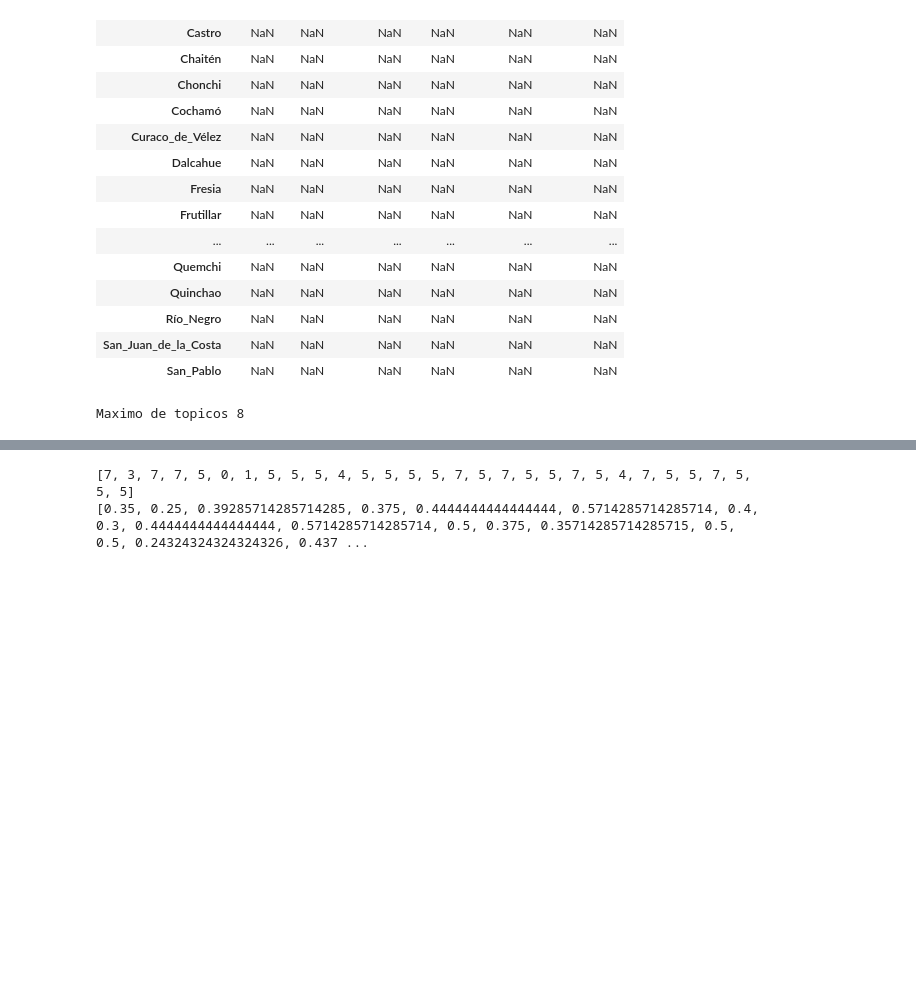
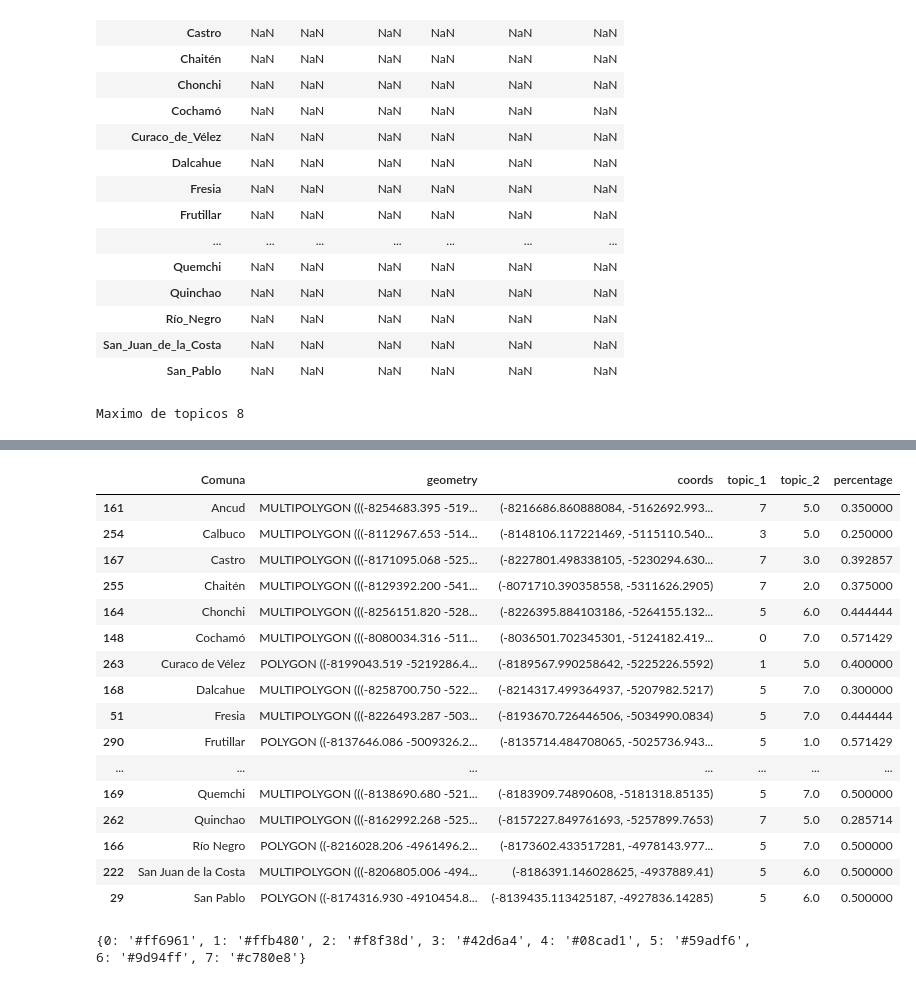
Before and after one commit to alexbgh1/INFO279_2022, a Jupyter notebook: proyecto/3_analisis_mapa_data.ipynb, the cells around one changed output, grey strips where cells are left out. Cells and saved outputs as stored; diff of their text form; code cells hidden in the pictures; blank space fills up the shorter version.

```diff
--- a/proyecto/3_analisis_mapa_data.ipynb
+++ b/proyecto/3_analisis_mapa_data.ipynb
@@ -340,11 +344,7 @@ df_comunas
 | San_Juan_de_la_Costa | 5 | 0.5 | trabajadores, salud, empresas, dí... | 6 | mascarilla, comunidad, días, resp... | 3 |
 | San_Pablo | 5 | 0.5 | trabajadores, salud, empresas, dí... | 6 | mascarilla, comunidad, días, resp... | 5 |
 # %%
-# get topic 1 and perc_1 como lista
+# --- get topic 1 and perc_1 como lista ---
 topic_1 = list(df_comunas['topic_1'].values)
 topic_2 = list(df_comunas['topic_2'].values)
 perc_1 = list(df_comunas['perc_1'].values)
-print(topic_1);print(perc_1)
-# %% [output]
-[7, 3, 7, 7, 5, 0, 1, 5, 5, 5, 4, 5, 5, 5, 5, 7, 5, 7, 5, 5, 7, 5, 4, 7, 5, 5, 7, 5, 5, 5]
-[0.35, 0.25, 0.39285714285714285, 0.375, 0.4444444444444444, 0.5714285714285714, 0.4, 0.3, 0.4444444444444444, 0.5714285714285714, 0.5, 0.375, 0.35714285714285715, 0.5, 0.5, 0.24324324324324326, 0.437 ...
@@ -365,4 +366,27 @@ territory_topicos['color_2'] = territory_topicos['topic_2'].apply(lambda x: colo
+# %%
+territory_topicos
+# %% [output]
+|  | Comuna | geometry | coords | topic_1 | topic_2 | percentage |
+| 161 | Ancud | MULTIPOLYGON (((-8254683.395 -519... | (-8216686.860888084, -5162692.993... | 7 | 5.0 | 0.350000 |
+| 254 | Calbuco | MULTIPOLYGON (((-8112967.653 -514... | (-8148106.117221469, -5115110.540... | 3 | 5.0 | 0.250000 |
+| 167 | Castro | MULTIPOLYGON (((-8171095.068 -525... | (-8227801.498338105, -5230294.630... | 7 | 3.0 | 0.392857 |
+| 255 | Chaitén | MULTIPOLYGON (((-8129392.200 -541... | (-8071710.390358558, -5311626.2905) | 7 | 2.0 | 0.375000 |
+| 164 | Chonchi | MULTIPOLYGON (((-8256151.820 -528... | (-8226395.884103186, -5264155.132... | 5 | 6.0 | 0.444444 |
+| 148 | Cochamó | MULTIPOLYGON (((-8080034.316 -511... | (-8036501.702345301, -5124182.419... | 0 | 7.0 | 0.571429 |
+| 263 | Curaco de Vélez | POLYGON ((-8199043.519 -5219286.4... | (-8189567.990258642, -5225226.5592) | 1 | 5.0 | 0.400000 |
+| 168 | Dalcahue | MULTIPOLYGON (((-8258700.750 -522... | (-8214317.499364937, -5207982.5217) | 5 | 7.0 | 0.300000 |
+| 51 | Fresia | MULTIPOLYGON (((-8226493.287 -503... | (-8193670.726446506, -5034990.0834) | 5 | 7.0 | 0.444444 |
+| 290 | Frutillar | POLYGON ((-8137646.086 -5009326.2... | (-8135714.484708065, -5025736.943... | 5 | 1.0 | 0.571429 |
+| ... | ... | ... | ... | ... | ... | ... |
+| 169 | Quemchi | MULTIPOLYGON (((-8138690.680 -521... | (-8183909.74890608, -5181318.85135) | 5 | 7.0 | 0.500000 |
+| 262 | Quinchao | MULTIPOLYGON (((-8162992.268 -525... | (-8157227.849761693, -5257899.7653) | 7 | 5.0 | 0.285714 |
+| 166 | Río Negro | POLYGON ((-8216028.206 -4961496.2... | (-8173602.433517281, -4978143.977... | 5 | 7.0 | 0.500000 |
+| 222 | San Juan de la Costa | MULTIPOLYGON (((-8206805.006 -494... | (-8186391.146028625, -4937889.41) | 5 | 6.0 | 0.500000 |
+| 29 | San Pablo | POLYGON ((-8174316.930 -4910454.8... | (-8139435.113425187, -4927836.14285) | 5 | 6.0 | 0.500000 |
 # %%
-# color dict
+# Creo que no es necesario hacer esto pero por las dudas asignamos color por posicion
 color_dict = {i : colors_[i] for i in range(len(colors_))}
+print(color_dict)
+# %% [output]
+{0: '#ff6961', 1: '#ffb480', 2: '#f8f38d', 3: '#42d6a4', 4: '#08cad1', 5: '#59adf6', 6: '#9d94ff', 7: '#c780e8'}
 # %%
```
Also changed, not shown: parts of 11 cells of this notebook.
